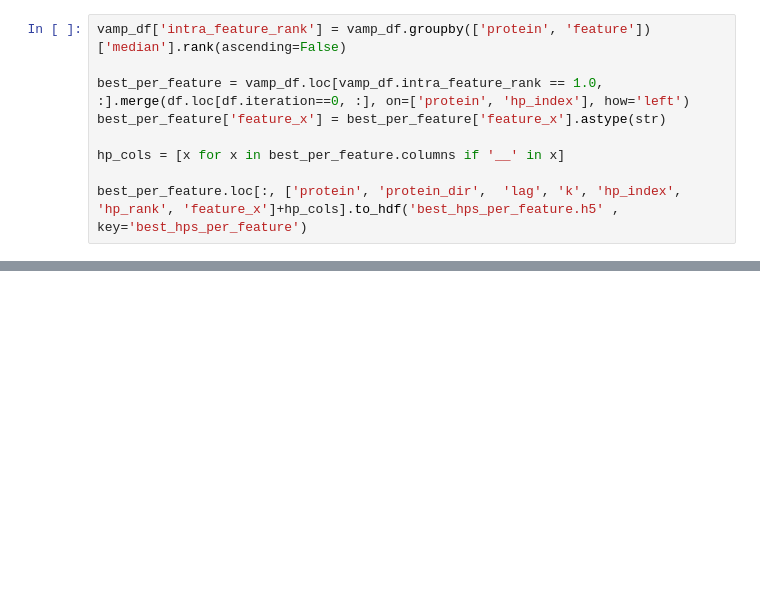
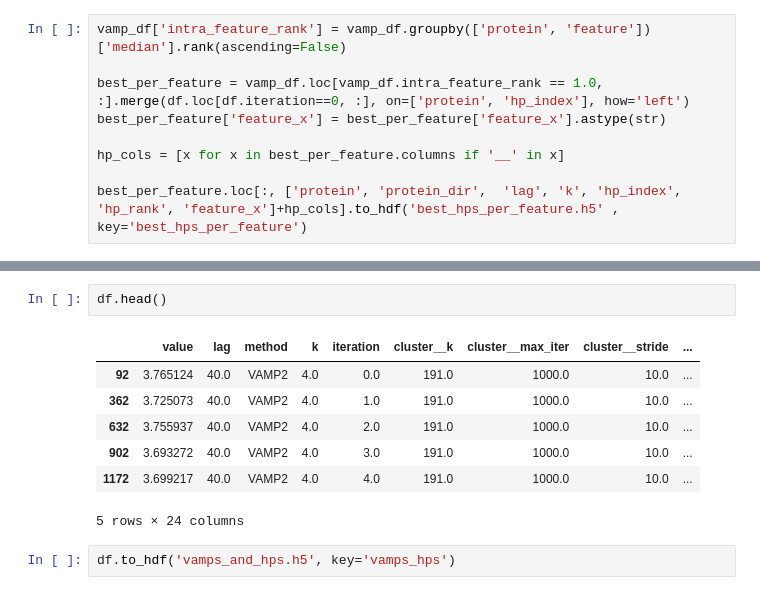
Before and after one commit to RobertArbon/msm_hyperparameter_optimisation, a Jupyter notebook: results/vamp_scores_ranked.ipynb, the cells around one changed output, grey strips where cells are left out. Cells and saved outputs as stored; diff of their text form; blank space fills up the shorter version.

```diff
--- a/results/vamp_scores_ranked.ipynb
+++ b/results/vamp_scores_ranked.ipynb
@@ -138,0 +148,12 @@ best_per_feature.loc[:, ['protein', 'protein_dir',  'lag', 'k', 'hp_index', 'hp_
+# %%
+df.head()
+# %% [output]
+|  | value | lag | method | k | iteration | cluster__k | cluster__max_iter | cluster__stride | ... |
+| 92 | 3.765124 | 40.0 | VAMP2 | 4.0 | 0.0 | 191.0 | 1000.0 | 10.0 | ... |
+| 362 | 3.725073 | 40.0 | VAMP2 | 4.0 | 1.0 | 191.0 | 1000.0 | 10.0 | ... |
+| 632 | 3.755937 | 40.0 | VAMP2 | 4.0 | 2.0 | 191.0 | 1000.0 | 10.0 | ... |
+| 902 | 3.693272 | 40.0 | VAMP2 | 4.0 | 3.0 | 191.0 | 1000.0 | 10.0 | ... |
+| 1172 | 3.699217 | 40.0 | VAMP2 | 4.0 | 4.0 | 191.0 | 1000.0 | 10.0 | ... |
+5 rows × 24 columns
+# %%
+df.to_hdf('vamps_and_hps.h5', key='vamps_hps')
```
Also changed, not shown: parts of 5 cells of this notebook.
